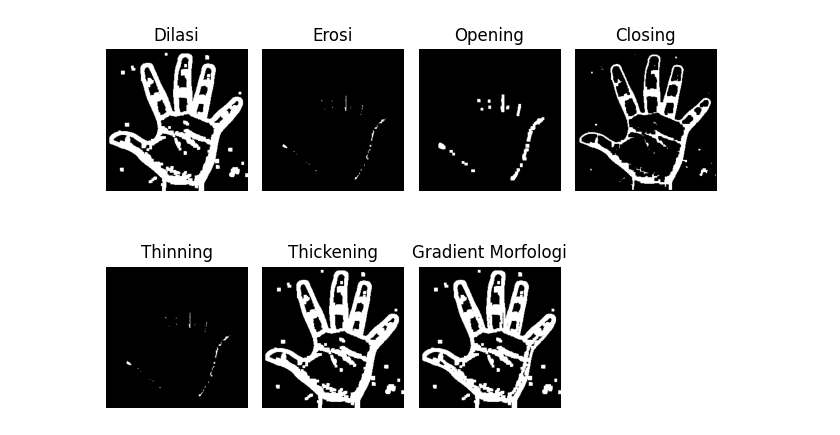
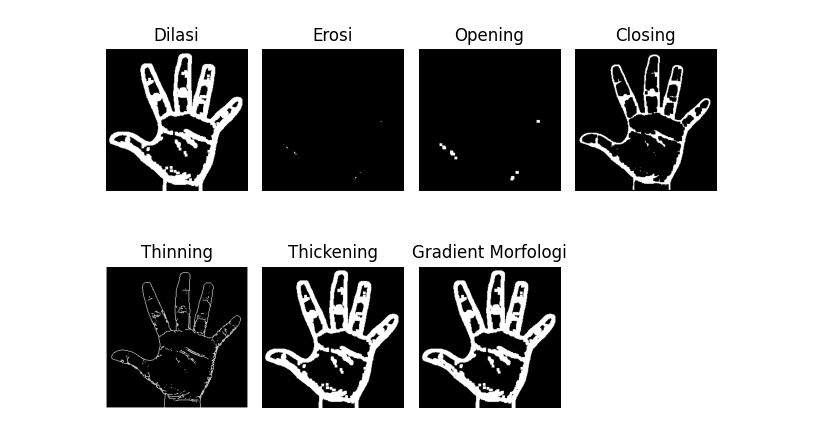
Before and after one commit to praktikum-pcd-2026/jurnal-modul-4-MuhammadRaviRayvansyah, a Jupyter notebook: modul4.ipynb, the cells around one changed output. Drawn from its saved outputs; the diff is of its cells as text; code cells hidden in the pictures.

```diff
--- a/modul4.ipynb
+++ b/modul4.ipynb
@@ -111,9 +70,5 @@ def edge(img, kernelx, kernely):
 # %%
 def resize(image, new_width, new_height):
-    """
-    Resize — ubah ukuran citra.
-    Contoh: hasil = fungsi_dua(citra, 256, 256)
-    """
     old_height, old_width = image.shape[:2]
     resized_image = np.zeros((new_height, new_width), dtype=np.uint8)
     for i in range(new_height):
@@ -233,13 +241,13 @@ def thickening(img, kernel, iterasi=1):
 # %%
-tangan = cv2.imread('tangan.jpeg')
+tangan = cv2.imread('tangan1.jpg')
 
 tangan_gray = cv2.cvtColor(tangan, cv2.COLOR_BGR2GRAY)
 
 tangan_resize = resize(tangan_gray, 256, 256)
 
-tangan_sobel = edge(tangan_resize, prewittX, prewittY)
+tangan_sobel = edge(tangan_resize, sobelX, sobelY)
 
-tangan_threshold = threshold(tangan_sobel, 15)
+tangan_threshold = threshold(tangan_sobel, 10)
 
 plt.figure(figsize=(15, 10))
 
@@ -335,52 +329,52 @@ plt.tight_layout()
 # %%
 
 
-tangan_dilasi = dilasi(tangan_threshold, limaXlima)
-tangan_erosi = erosi(tangan_threshold, limaXlima)
-tangan_opening = dilasi(erosi(tangan_threshold, limaXlima), limaXlima)
-tangan_closing = erosi(dilasi(tangan_threshold, limaXlima), limaXlima)
-tangan_thinning = thinning(tangan_threshold, limaXlima)
-tangan_thickening = thickening(tangan_threshold, limaXlima)
-tangan_gradient_morph = np.clip(
-    tangan_dilasi.astype(np.int32) - tangan_erosi.astype(np.int32),
+tangan_dilasi5 = dilasi(tangan_threshold, limaXlima)
+tangan_erosi5 = erosi(tangan_threshold, limaXlima)
+tangan_opening5 = dilasi(erosi(tangan_threshold, limaXlima), limaXlima)
+tangan_closing5 = erosi(dilasi(tangan_threshold, limaXlima), limaXlima)
+tangan_thinning5 = thinning(tangan_threshold)
+tangan_thickening5 = thickening(tangan_threshold, limaXlima)
+tangan_gradient_morph5 = np.clip(
+    tangan_dilasi5.astype(np.int32) - tangan_erosi5.astype(np.int32),
     0,
     255
 ).astype(np.uint8)
 
 plt.subplot(2,4, 1)
-plt.imshow(tangan_dilasi, cmap='gray')
+plt.imshow(tangan_dilasi5, cmap='gray')
 plt.title('Dilasi')
 plt.axis('off')
 
 plt.subplot(2,4, 2)
-plt.imshow(tangan_erosi, cmap='gray')
+plt.imshow(tangan_erosi5, cmap='gray')
 plt.title('Erosi')
 plt.axis('off')
 
 plt.subplot(2,4, 3)
-plt.imshow(tangan_opening, cmap='gray')
+plt.imshow(tangan_opening5, cmap='gray')
 plt.title('Opening')
 plt.axis('off')
 
 plt.subplot(2,4, 4)
-plt.imshow(tangan_closing, cmap='gray')
+plt.imshow(tangan_closing5, cmap='gray')
 plt.title('Closing')
 plt.axis('off')
 
 plt.subplot(2,4, 5)
-plt.imshow(tangan_thinning, cmap='gray')
+plt.imshow(tangan_thinning5, cmap='gray')
 plt.title('Thinning')
 plt.axis('off')
 
 plt.subplot(2,4, 6)
-plt.imshow(tangan_thickening, cmap='gray')
+plt.imshow(tangan_thickening5, cmap='gray')
 plt.title('Thickening')
 plt.axis('off')
 
 plt.subplot(2,4, 7)
-plt.imshow(tangan_gradient_morph, cmap='gray')
+plt.imshow(tangan_gradient_morph5, cmap='gray')
 plt.title('Gradient Morfologi')
 plt.axis('off')
 plt.tight_layout()
 # %% [output]
-[figure, old version]
+[figure, new version]
```
Also changed, not shown: parts of 23 cells of this notebook, 5 other files.
